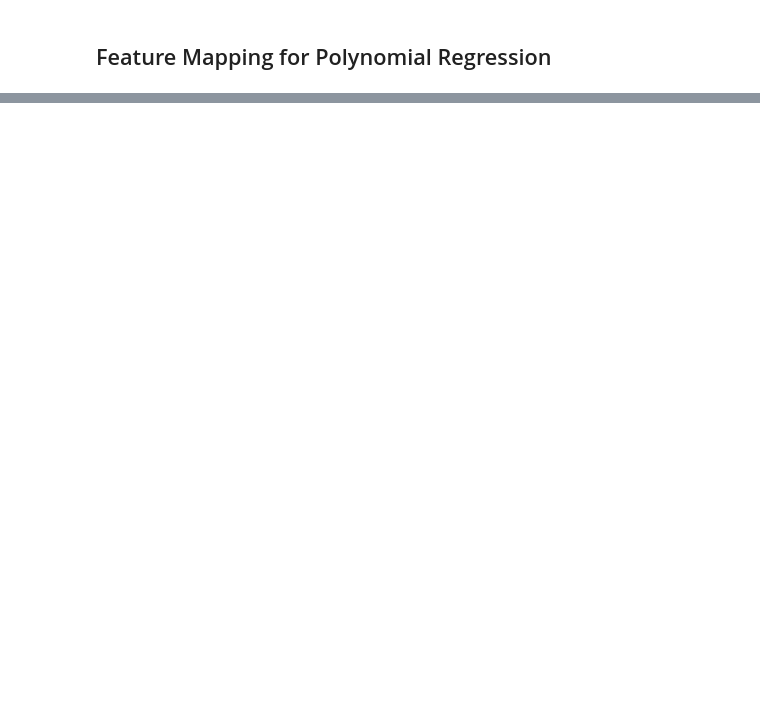
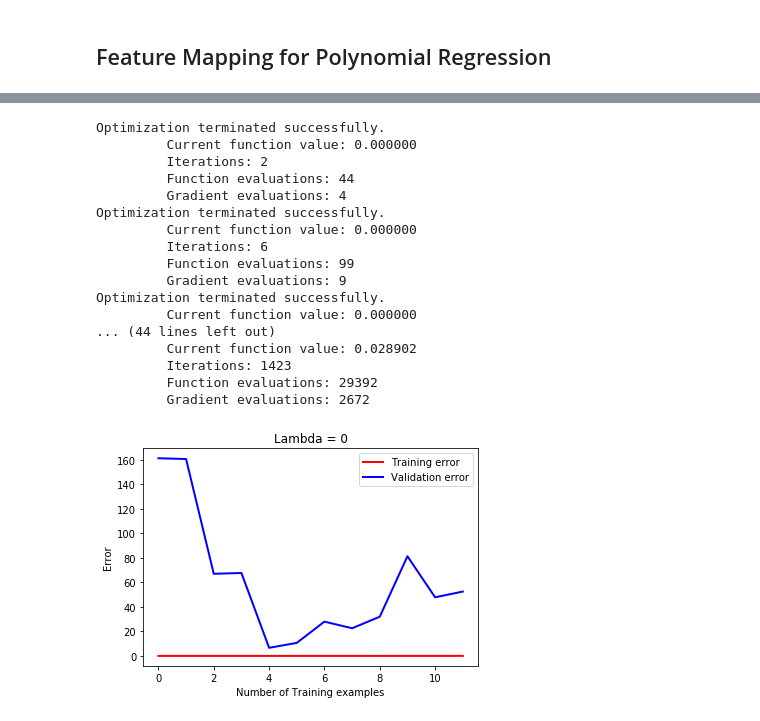
Before and after one commit to ShaneKoNaung/andrewng-coursera-ml-python, a Jupyter notebook: Exercise 5/Ex 5 Regularized Linear Regression and Bias-Variance.ipynb, the cells around one changed output, grey strips where cells are left out. Saved outputs shown, nothing was run; the diff lists cells and outputs as text; code cells hidden in the pictures; blank space fills up the shorter version.

```diff
--- a/Exercise 5/Ex 5 Regularized Linear Regression and Bias-Variance.ipynb
+++ b/Exercise 5/Ex 5 Regularized Linear Regression and Bias-Variance.ipynb
@@ -200,0 +325,31 @@ Normalized Training Example 1:
+# %%
+lmbda = 0
+
+train_error, val_error = learningCurve(X_poly, y, Xval_poly, yval, lmbda)
+
+plt.plot(range(m), train_error, 'r', label='Training error', lw=2)
+plt.plot(range(m), val_error, 'b', label='Validation error', lw=2)
+plt.xlabel('Number of Training examples')
+plt.ylabel('Error')
+plt.title("Lambda = 0")
+plt.legend()
+plt.show()
+# %% [output]
+Optimization terminated successfully.
+         Current function value: 0.000000
+         Iterations: 2
+         Function evaluations: 44
+         Gradient evaluations: 4
+Optimization terminated successfully.
+         Current function value: 0.000000
+         Iterations: 6
+         Function evaluations: 99
+         Gradient evaluations: 9
+Optimization terminated successfully.
+         Current function value: 0.000000
+... (44 lines left out)
+         Current function value: 0.028902
+         Iterations: 1423
+         Function evaluations: 29392
+         Gradient evaluations: 2672
+[figure, added]
```
Also changed, not shown: parts of 26 cells of this notebook.
